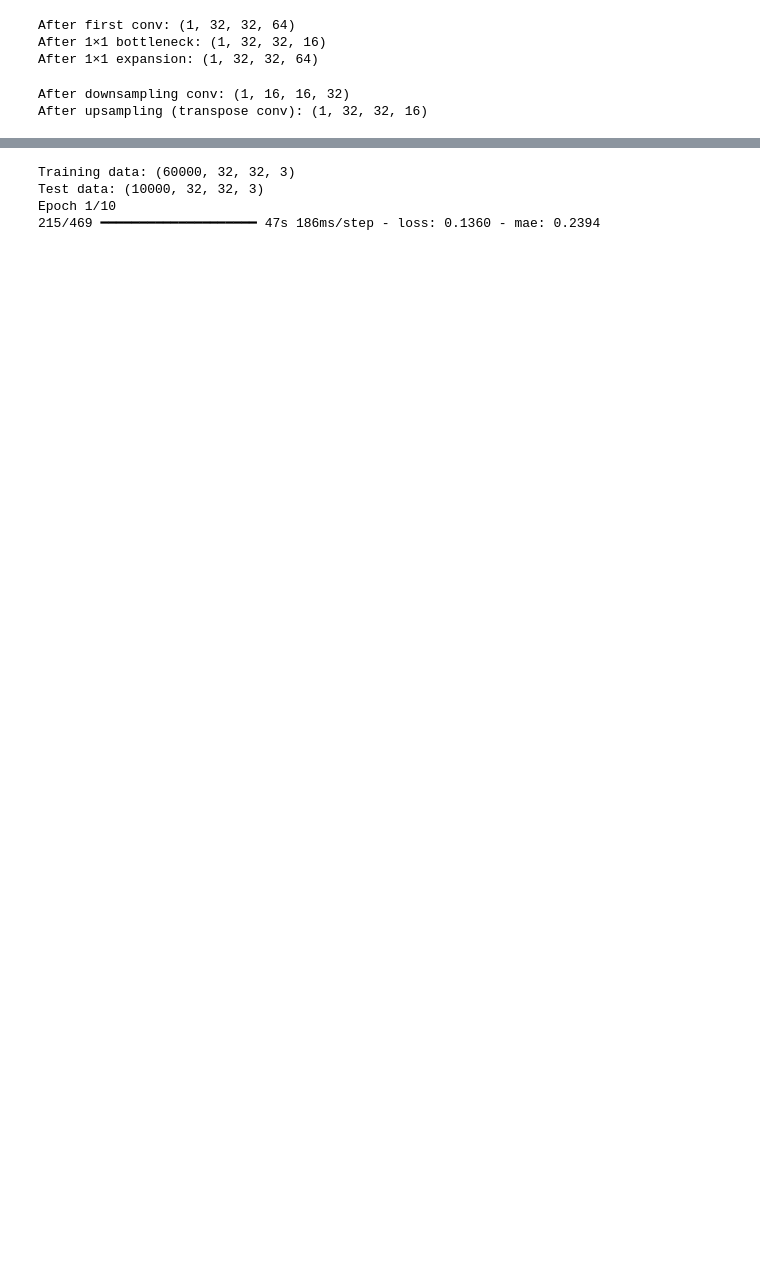
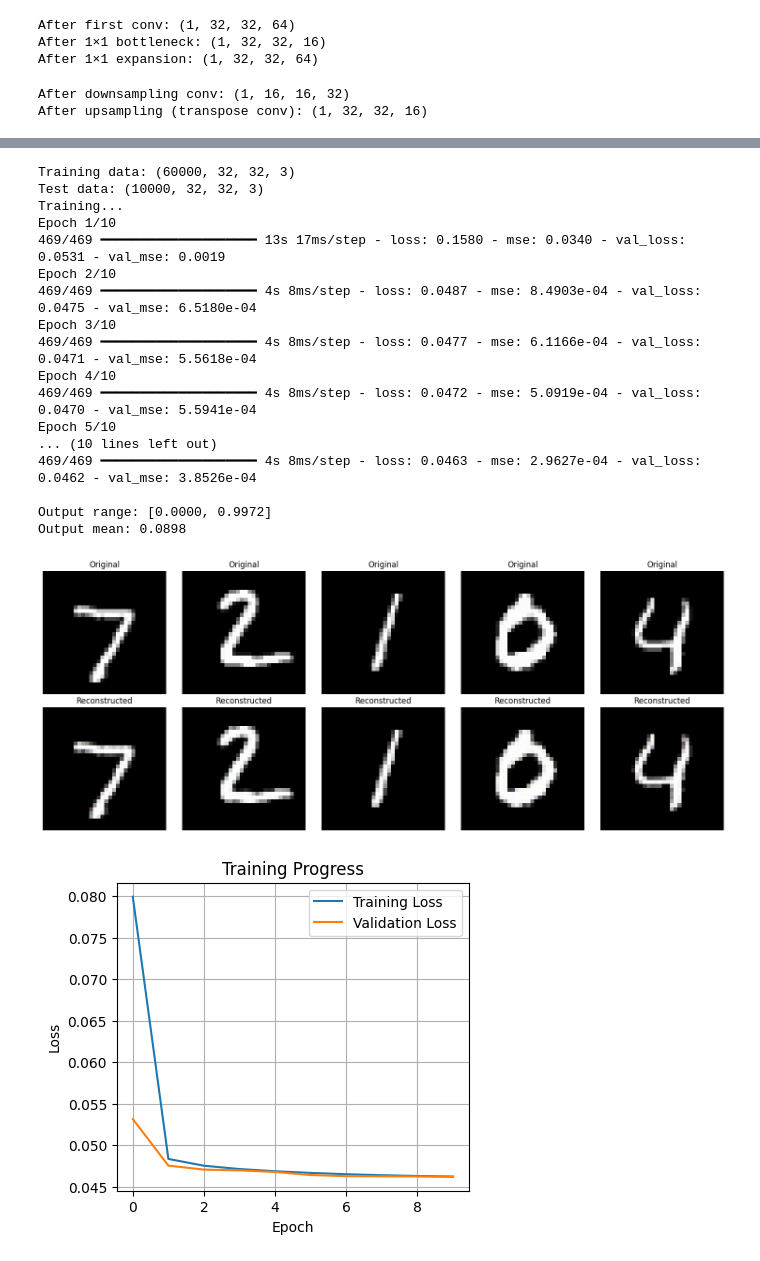
Before and after one commit to ap-omo/self-supervised-learning-vision, a Jupyter notebook: misc/Simple_CNN_build.ipynb, the cells around one changed output, grey strips where cells are left out. Cells and saved outputs as stored; diff of their text form; code cells hidden in the pictures; blank space fills up the shorter version.

```diff
--- a/misc/Simple_CNN_build.ipynb
+++ b/misc/Simple_CNN_build.ipynb
@@ -239,38 +247,74 @@ x_test = np.repeat(x_test, 3, axis=-1)
 print(f"Training data: {x_train.shape}")  # (60000, 32, 32, 3)
 print(f"Test data: {x_test.shape}")       # (10000, 32, 32, 3)
 
-# IMPORTANT: Rebuild the model with fresh weights
+# Rebuild model with fresh weights (must do if model has been already trained)
 model = build_simple_autoencoder()
 
 # Compile and train
-model.compile(optimizer='adam', loss='mse', metrics=['mae'])
+model.compile(
+    optimizer=keras.optimizers.Adam(learning_rate=0.001),
+    loss='binary_crossentropy',  # Better for [0,1] images
+    metrics=['mse']
+)
+
+print("Training...")
 
 history = model.fit(
     x_train, x_train,
     batch_size=128,
     epochs=10,
     validation_data=(x_test, x_test),
     verbose=1
 )
 
 # Visualize results on test set
 test_samples = x_test[:5]
-reconstructed = model.predict(test_samples)
+reconstructed = model.predict(test_samples, verbose=0)
+
+print(f"\nOutput range: [{reconstructed.min():.4f}, {reconstructed.max():.4f}]")
+print(f"Output mean: {reconstructed.mean():.4f}")
 
 fig, axes = plt.subplots(2, 5, figsize=(15, 6))
 for i in range(5):
     axes[0, i].imshow(test_samples[i])
     axes[0, i].set_title('Original')
     axes[0, i].axis('off')
 
     axes[1, i].imshow(np.clip(reconstructed[i], 0, 1))
     axes[1, i].set_title('Reconstructed')
     axes[1, i].axis('off')
 
 plt.tight_layout()
 plt.show()
+
+# Plot loss
+plt.figure(figsize=(10, 4))
+plt.subplot(1, 2, 1)
+plt.plot(history.history['loss'], label='Training Loss')
+plt.plot(history.history['val_loss'], label='Validation Loss')
+plt.xlabel('Epoch')
+plt.ylabel('Loss')
+plt.legend()
+plt.grid(True)
+plt.title('Training Progress')
+plt.show()
 # %% [output]
 Training data: (60000, 32, 32, 3)
 Test data: (10000, 32, 32, 3)
+Training...
 Epoch 1/10
-215/469 ━━━━━━━━━━━━━━━━━━━━ 47s 186ms/step - loss: 0.1360 - mae: 0.2394
+469/469 ━━━━━━━━━━━━━━━━━━━━ 13s 17ms/step - loss: 0.1580 - mse: 0.0340 - val_loss: 0.0531 - val_mse: 0.0019
+Epoch 2/10
+469/469 ━━━━━━━━━━━━━━━━━━━━ 4s 8ms/step - loss: 0.0487 - mse: 8.4903e-04 - val_loss: 0.0475 - val_mse: 6.5180e-04
+Epoch 3/10
+469/469 ━━━━━━━━━━━━━━━━━━━━ 4s 8ms/step - loss: 0.0477 - mse: 6.1166e-04 - val_loss: 0.0471 - val_mse: 5.5618e-04
+Epoch 4/10
+469/469 ━━━━━━━━━━━━━━━━━━━━ 4s 8ms/step - loss: 0.0472 - mse: 5.0919e-04 - val_loss: 0.0470 - val_mse: 5.5941e-04
+Epoch 5/10
+... (10 lines left out)
+469/469 ━━━━━━━━━━━━━━━━━━━━ 4s 8ms/step - loss: 0.0463 - mse: 2.9627e-04 - val_loss: 0.0462 - val_mse: 3.8526e-04
+
+Output range: [0.0000, 0.9972]
+Output mean: 0.0898
+[figure, added]
+[figure, added]
```
Also changed, not shown: parts of 5 cells of this notebook.
